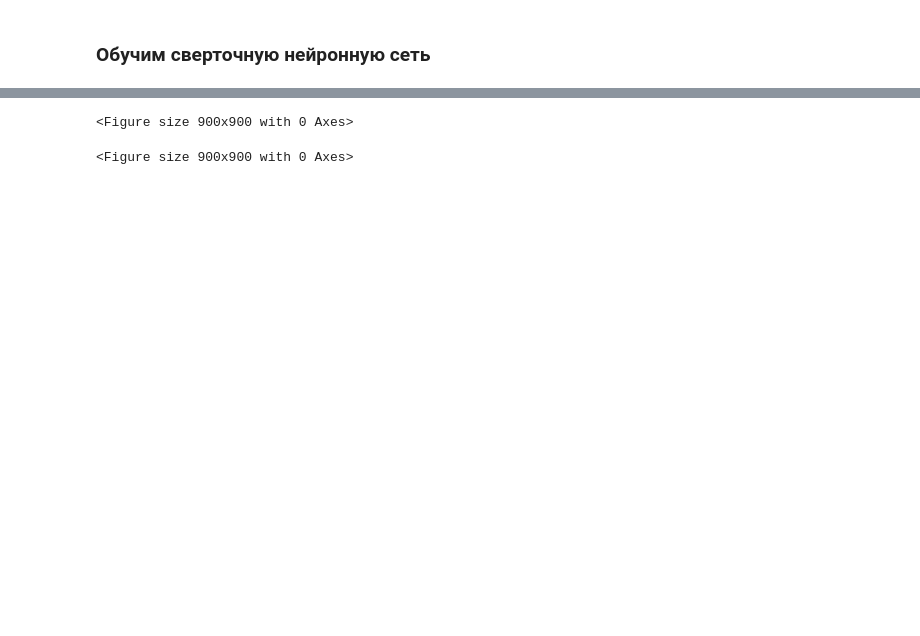
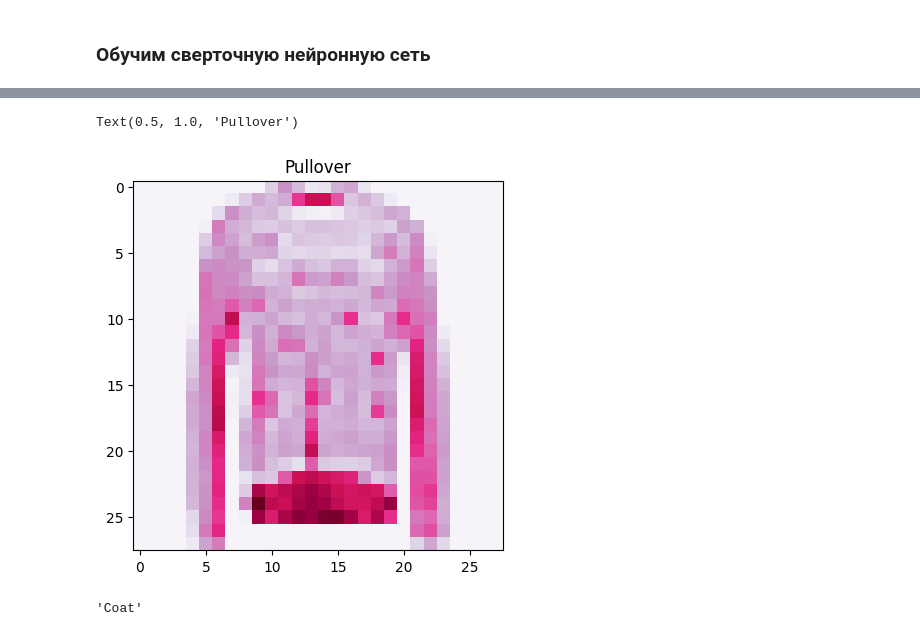
Before and after one commit to Buy-me-some-str/practice, a Jupyter notebook: pytorch_03_computer_vision.ipynb, the cells around one changed output, grey strips where cells are left out. Cells and saved outputs as stored; diff of their text form; code cells hidden in the pictures; blank space fills up the shorter version.

```diff
--- a/pytorch_03_computer_vision.ipynb
+++ b/pytorch_03_computer_vision.ipynb
@@ -742,5 +725,0 @@ Text(0, 0.5, 'model')
-# %%
-plt.figure(figsize=(9, 9))
-# %% [output]
-<Figure size 900x900 with 0 Axes>
-<Figure size 900x900 with 0 Axes>
@@ -746,0 +740,14 @@ plt.figure(figsize=(9, 9))
+# %%
+import random
+#random.seed(42)
+test_samples = []
+test_labels = []
+for sample, label in random.sample(list(test_data), k=9):
+    test_samples.append(sample)
+    test_labels.append(label)
+# %%
+plt.imshow(test_samples[0].squeeze(dim=0), cmap="PuRd")
+plt.title(test_data.classes[test_labels[0]])
+# %% [output]
+Text(0.5, 1.0, 'Pullover')
+[figure, added]
@@ -746,0 +759,4 @@ plt.figure(figsize=(9, 9))
+# %%
+test_data.classes[pred_classes[1]]
+# %% [output]
+'Coat'
```
Also changed, not shown: parts of 36 cells of this notebook.
